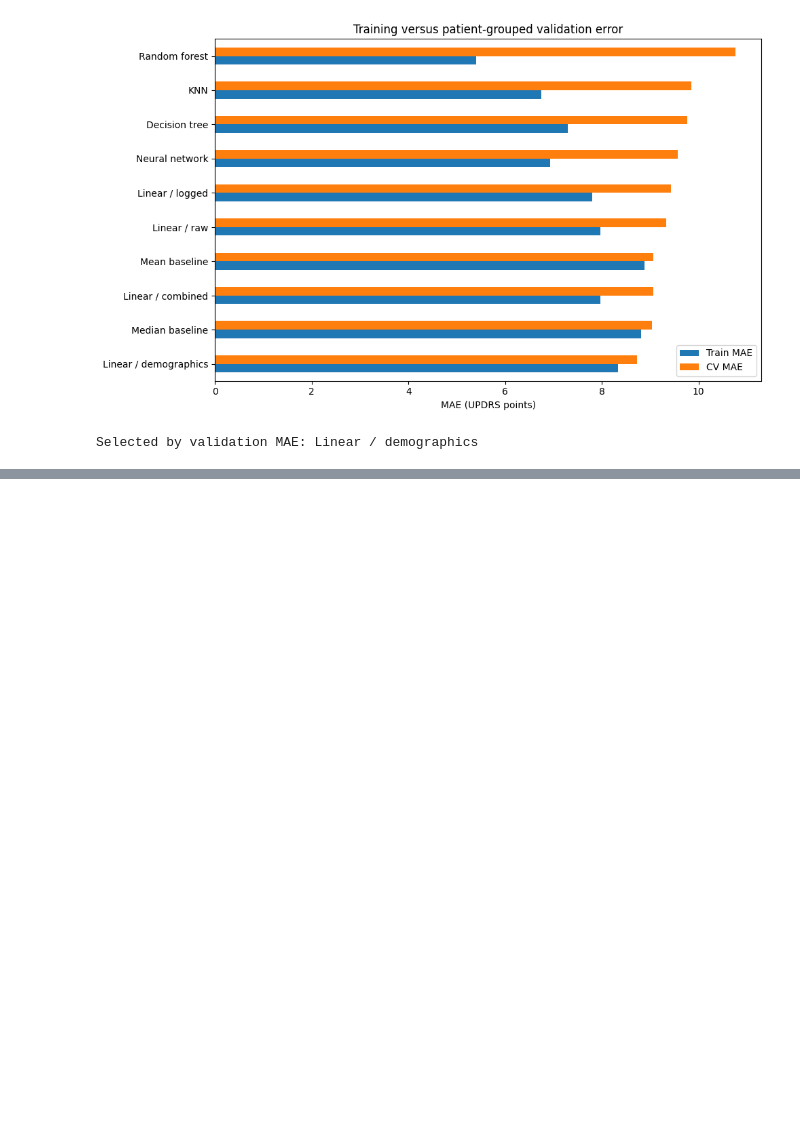
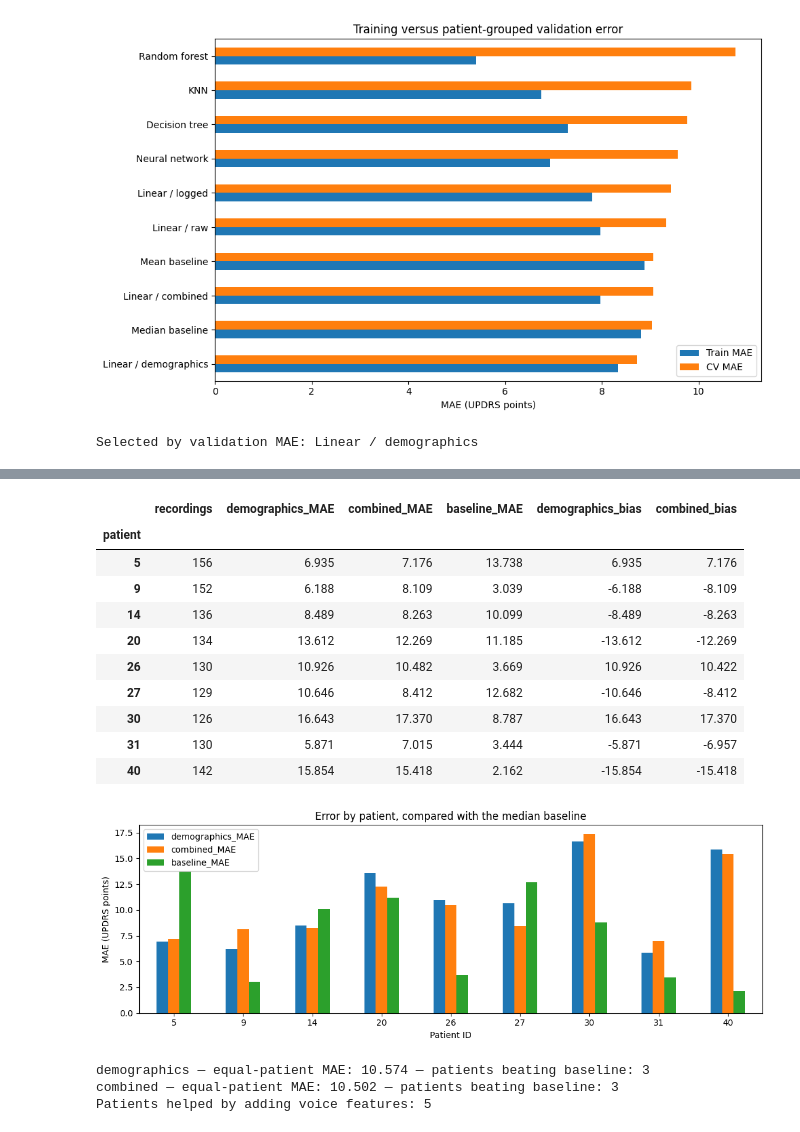
Before and after one commit to Lukedhenderson/parkinsons, a Jupyter notebook: final.ipynb, the cells around one changed output, grey strips where cells are left out. Saved outputs shown, nothing was run; the diff lists cells and outputs as text; code cells hidden in the pictures; blank space fills up the shorter version.

```diff
--- a/final.ipynb
+++ b/final.ipynb
@@ -850,0 +765,41 @@ The selected model then lost to both constant baselines on the retained test spl
+# %%
+# Check whether voice features help the same patients or only a few.
+baseline_name = comparison.loc[["Mean baseline", "Median baseline"], "CV MAE"].idxmin()
+errors["baseline_error"] = np.abs(errors["actual"] - predictions[baseline_name])
+patient_errors = errors.groupby("patient").agg(
+    recordings=("actual", "size"),
+    demographics_MAE=("demographics_error", "mean"),
+    combined_MAE=("combined_error", "mean"), baseline_MAE=("baseline_error", "mean"),
+    demographics_bias=("demographics_residual", "mean"),
+    combined_bias=("combined_residual", "mean"),
+)
+display(patient_errors.round(3))
+patient_errors[["demographics_MAE", "combined_MAE", "baseline_MAE"]].plot.bar(figsize=(11, 4))
+plt.xlabel("Patient ID")
+plt.ylabel("MAE (UPDRS points)")
+plt.title(f"Error by patient, compared with the {baseline_name.lower()}")
+plt.xticks(rotation=0)
+plt.tight_layout()
+plt.show()
+
+for name in ["demographics", "combined"]:
+    print(name, "— equal-patient MAE:", round(patient_errors[name + "_MAE"].mean(), 3),
+          "— patients beating baseline:", int((patient_errors[name + "_MAE"] < patient_errors["baseline_MAE"]).sum()))
+print("Patients helped by adding voice features:",
+      int((patient_errors["combined_MAE"] < patient_errors["demographics_MAE"]).sum()))
+# %% [output]
+|  | recordings | demographics_MAE | combined_MAE | baseline_MAE | demographics_bias | combined_bias |
+| patient |  |  |  |  |  |  |
+| 5 | 156 | 6.935 | 7.176 | 13.738 | 6.935 | 7.176 |
+| 9 | 152 | 6.188 | 8.109 | 3.039 | -6.188 | -8.109 |
+| 14 | 136 | 8.489 | 8.263 | 10.099 | -8.489 | -8.263 |
+| 20 | 134 | 13.612 | 12.269 | 11.185 | -13.612 | -12.269 |
+| 26 | 130 | 10.926 | 10.482 | 3.669 | 10.926 | 10.422 |
+| 27 | 129 | 10.646 | 8.412 | 12.682 | -10.646 | -8.412 |
+| 30 | 126 | 16.643 | 17.370 | 8.787 | 16.643 | 17.370 |
+| 31 | 130 | 5.871 | 7.015 | 3.444 | -5.871 | -6.957 |
+| 40 | 142 | 15.854 | 15.418 | 2.162 | -15.854 | -15.418 |
+[figure, added]
+demographics — equal-patient MAE: 10.574 — patients beating baseline: 3
+combined — equal-patient MAE: 10.502 — patients beating baseline: 3
+Patients helped by adding voice features: 5
```
Also changed, not shown: parts of 24 cells of this notebook, 9 other files.
